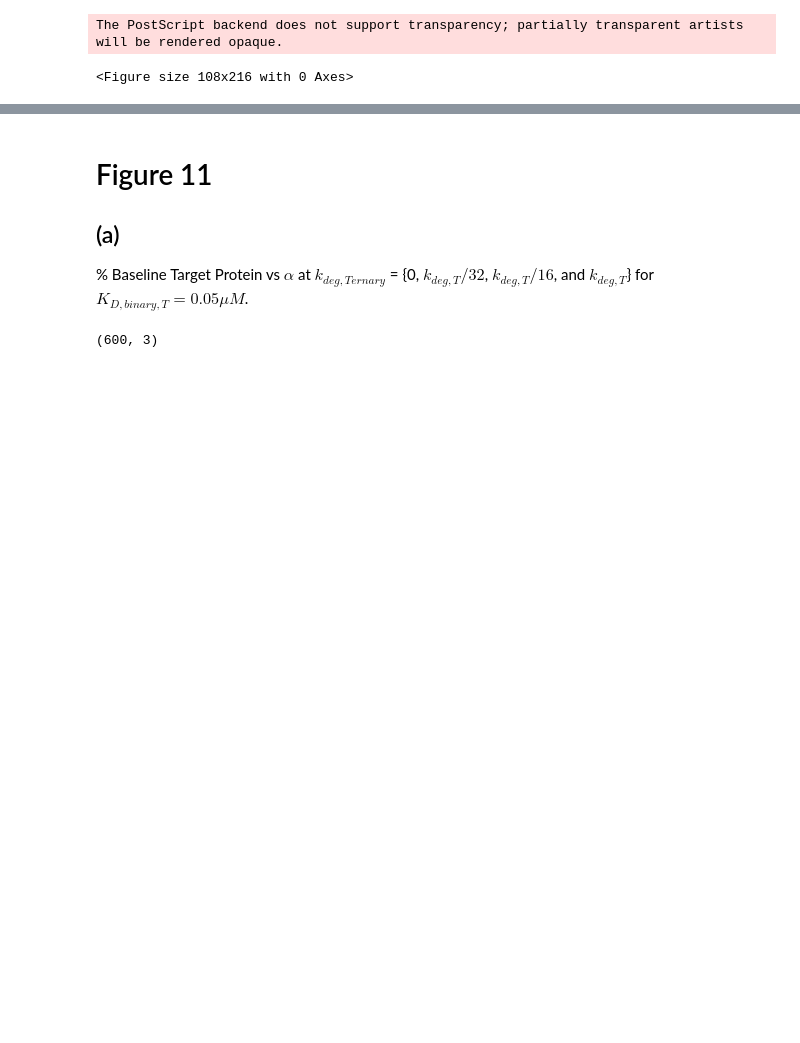
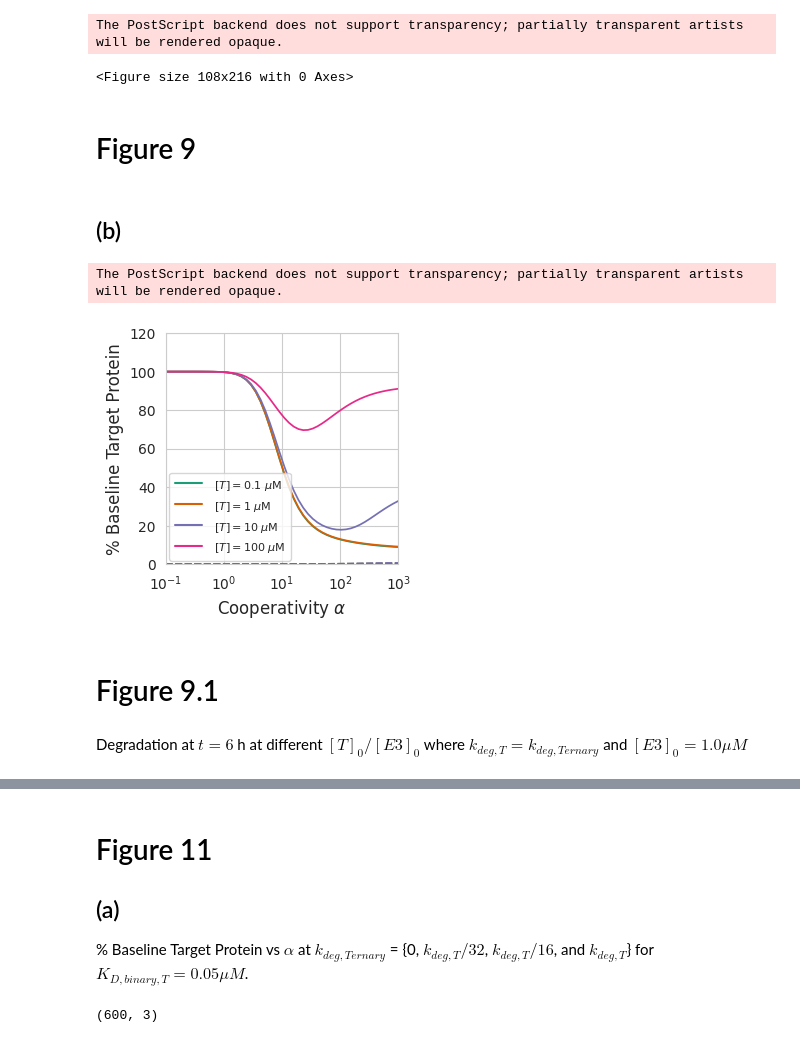
Before and after one commit to stxinsite/kinetic-degradation, a Jupyter notebook: make_figures.ipynb, the cells around one changed output, grey strips where cells are left out. Drawn from its saved outputs; the diff is of its cells as text; code cells hidden in the pictures; blank space fills up the shorter version.

Commit message:
add figure 9b

```diff
--- a/make_figures.ipynb
+++ b/make_figures.ipynb
@@ -558,3 +558,69 @@ legend_fig.savefig(
 # %% [output]
 The PostScript backend does not support transparency; partially transparent artists will be rendered opaque.
 <Figure size 108x216 with 0 Axes>
+# %% [markdown]
+# Figure 9
+# %% [markdown]
+## (b)
+# %%
+E3 = 0.1
+protac_id = 'ACBI1'
+t_eval = 6  # time point at which to calculate
+initial_BPD_ec_conc = 0.001  # initial concentrations of BPD_ec (uM)
+k_deub = 10
+k_deg = 20
+
+test_id = protac_id.replace(" ", "") + f"_bpd_ec={initial_BPD_ec_conc}_t={t_eval}_E3={E3}uM_kdeub={k_deub}_kdeg={k_deg}"
+result_id = f"{test_id}_kprod_vs_alpha_across_T"
+
+result = pd.read_csv(f"./saved_objects/{result_id}.csv")
+alpha_range = result['alpha'].unique()
+bpd_ec = result['initial_BPD_ec_conc'].unique()[0]
+
+result = result[['relative_target', 'relative_all_ternary', 'alpha', 'Conc_T_base']]
+result = result.rename(columns={'relative_target': 'Degradation', 'relative_all_ternary': 'Ternary'})
+result = result.melt(id_vars=['alpha', 'Conc_T_base'])
+
+pal = sns.color_palette('Set2')
+pal_hex = pal.as_hex()
+
+sns.set_style("whitegrid")
+fig, ax = plt.subplots()
+p = sns.lineplot(
+    data=result,
+    x='alpha',
+    y='value',
+    hue='Conc_T_base',
+    style='variable',
+    palette='Dark2',
+    linewidth=1.25,
+    ax=ax
+)
+# p.tick_params(labelsize=15)
+plt.xscale('log')
+plt.xlim(alpha_range.min(), alpha_range.max())
+plt.ylim(0, 120)
+plt.xlabel(r'Cooperativity $\alpha$')
+plt.ylabel('% Baseline Target Protein')
+
+handles, labels = ax.get_legend_handles_labels()
+# labels[0] = "Initial [Target]"
+for i in range(1,5):
+    target_conc = float(labels[i])
+    if target_conc.is_integer():
+        target_conc = int(target_conc)
+    labels[i] = fr"$[T] = {str(target_conc)}$" + r" $\mu$M"
+labels[5] = ""
+ax.legend(handles=handles[1:5], labels=labels[1:5], loc='lower left', borderaxespad=0.25)
+plt.setp(ax.get_legend().get_texts(), fontsize='8')  # for legend text
+# plt.setp(ax.get_legend().get_title(), fontsize='15')  # for legend title
+plt.savefig(f"plots/{result_id}.eps", bbox_inches="tight", dpi=1200)
+plt.show()
+# %% [output]
+The PostScript backend does not support transparency; partially transparent artists will be rendered opaque.
+[figure, added]
+# %% [markdown]
+# Figure 9.1
+# %% [markdown]
+Degradation at $t = 6$ h at different $[T]_0 / [E3]_0$ where $k_{deg,T} = k_{deg,Ternary}$ and
+$[E3]_0 = 1.0 \mu M$
```
Also changed, not shown: parts of 13 cells of this notebook, 1 other file.
